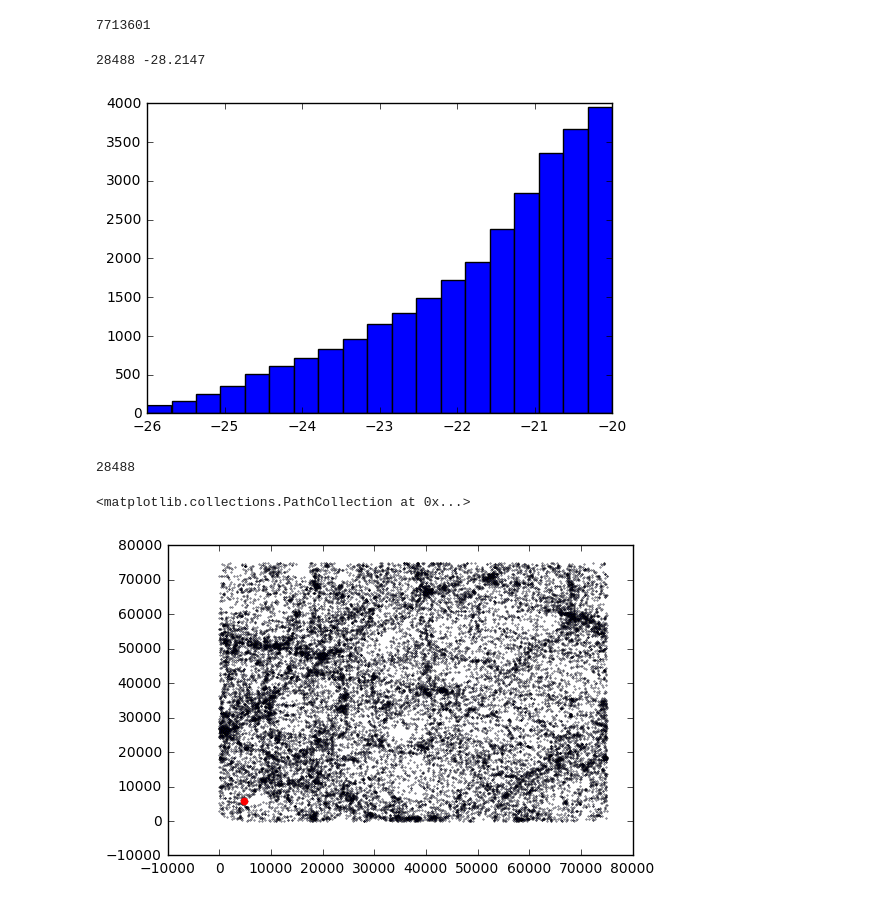
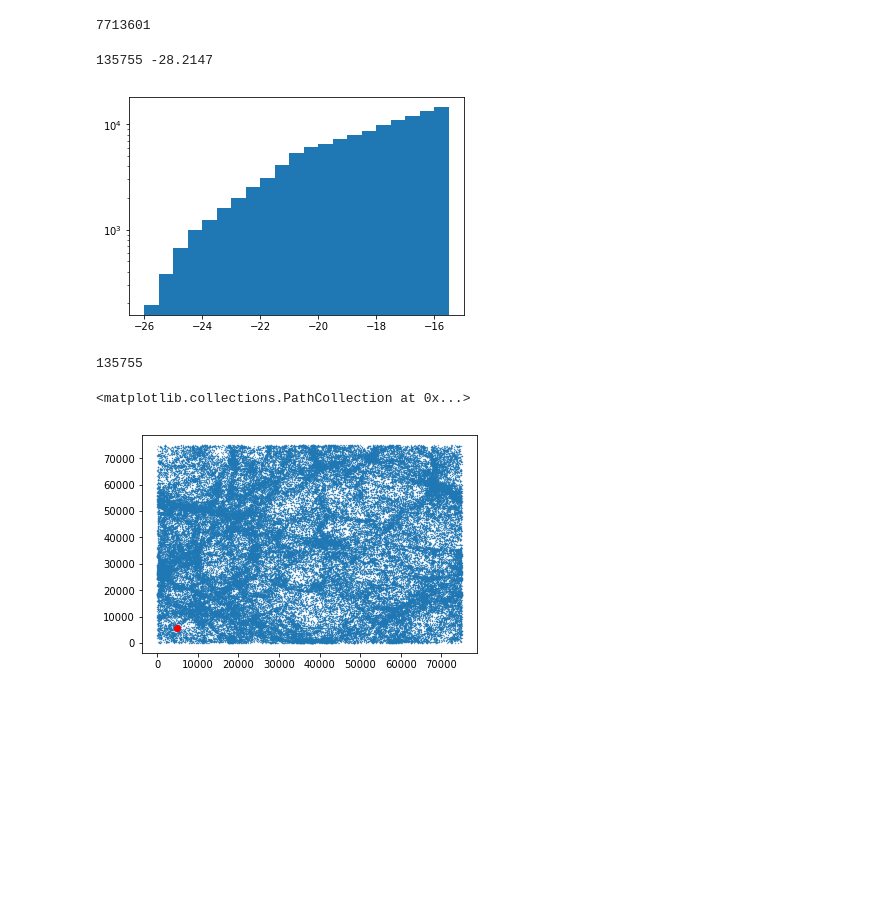
Before and after one commit to forero/IllustrisGroups, a Jupyter notebook: src/SimpleMock.ipynb, the cells around one changed output. Cells and saved outputs as stored; diff of their text form; code cells hidden in the pictures; blank space fills up the shorter version.

```diff
--- a/src/SimpleMock.ipynb
+++ b/src/SimpleMock.ipynb
@@ -10,3 +8,5 @@ basePath = "/hpcfs/home/ciencias/fisica/docentes/je.forero/Illustris-1/"
+# %%
+basePath = "/global/project/projectdirs/desi/users/forero/Illustris-1/"
 # %%
 subhalo_fields = ['SubhaloMass','SubhaloSFRinRad', 'SubhaloPos',
                   'SubhaloVel', 'SubhaloParent', 'SubhaloGrNr', 'SubhaloStellarPhotometrics']
@@ -23,15 +23,15 @@ print(n_halos)
 7713601
 # %%
 K_mags = subhalos['SubhaloStellarPhotometrics'][:,photo['K']]
-K_selection = K_mags<-20.0
+K_selection = K_mags<-15.0
 K_star = -23.55
 print(np.count_nonzero(K_selection), K_mags.min())
 # %% [output]
-28488 -28.2147
+135755 -28.2147
 # %%
-l = plt.hist(K_mags, bins=np.linspace(-26,-20,20))
+l = plt.hist(K_mags[K_selection], bins=np.arange(-26,-15,0.5), log=True)
 # %% [output]
-[figure, old version]
+[figure, new version]
 # %%
 pos_in = subhalos['SubhaloPos'][K_selection]
 vel_in = subhalos['SubhaloVel'][K_selection]
@@ -45,13 +45,13 @@ K_select_center = np.where((K_mags_in>K_star-0.01) & (K_mags_in<K_star+0.01))
 K_select_center = K_select_center[0]
 center_id = K_select_center[12]
 # %% [output]
-28488
+135755
 # %%
 plt.scatter(pos_in[:,0], pos_in[:,1], s=0.1)
 plt.scatter(pos_in[center_id,0], pos_in[center_id,1], color='red')
 # %% [output]
 <matplotlib.collections.PathCollection at 0x...>
-[figure, old version]
+[figure, new version]
 # %%
 plt.scatter(pos_in[:,0], pos_in[:,1], s=0.1)
 plt.scatter(pos_in[center_id,0], pos_in[center_id,1], color='red')
```
Also changed, not shown: parts of 19 cells of this notebook.
